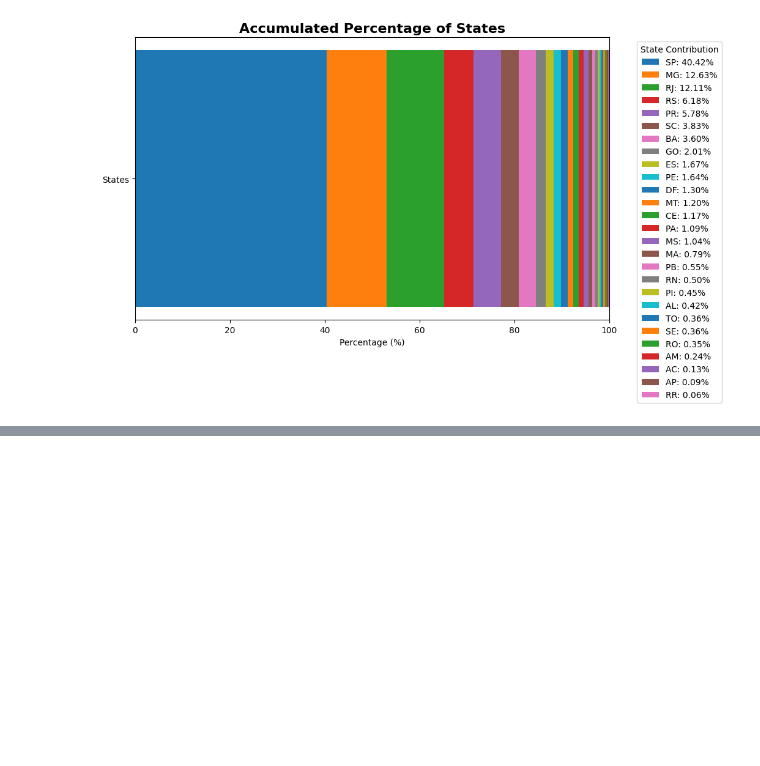
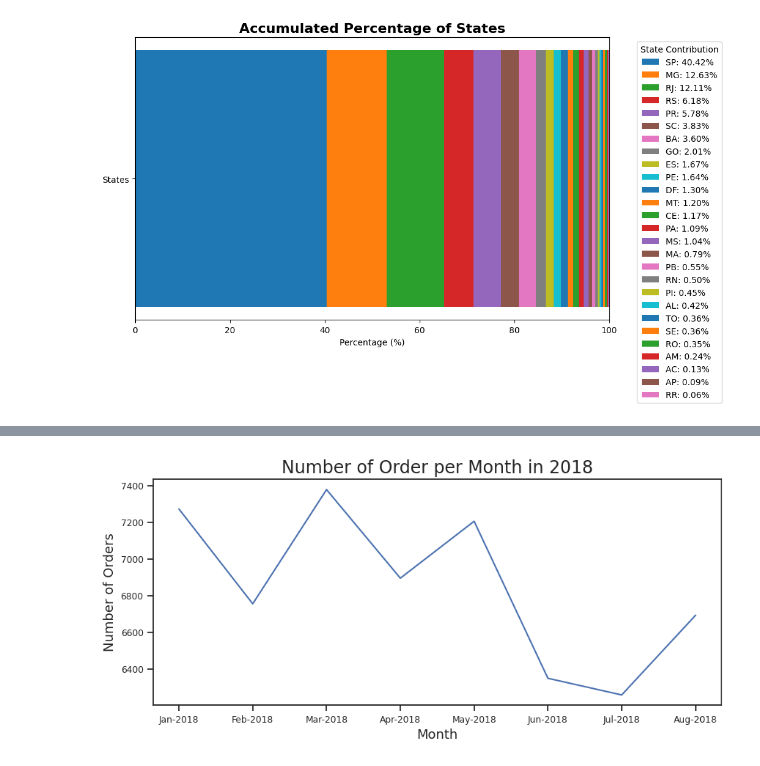
Before and after one commit to Jorge-Esteban/Busines-Intelligence-and-Data-Mining-Project, a Jupyter notebook: BI&DM_Project.ipynb, the cells around one changed output, grey strips where cells are left out. Cells and saved outputs as stored; diff of their text form; code cells hidden in the pictures; blank space fills up the shorter version.

```diff
--- a/BI&DM_Project.ipynb
+++ b/BI&DM_Project.ipynb
@@ -1111,0 +1316,4 @@ plt.show()
+# %%
+orders_2018 = call_monthly_order(order_monthly,2018)
+# %% [output]
+[figure, added]
```
Also changed, not shown: parts of 63 cells of this notebook.
